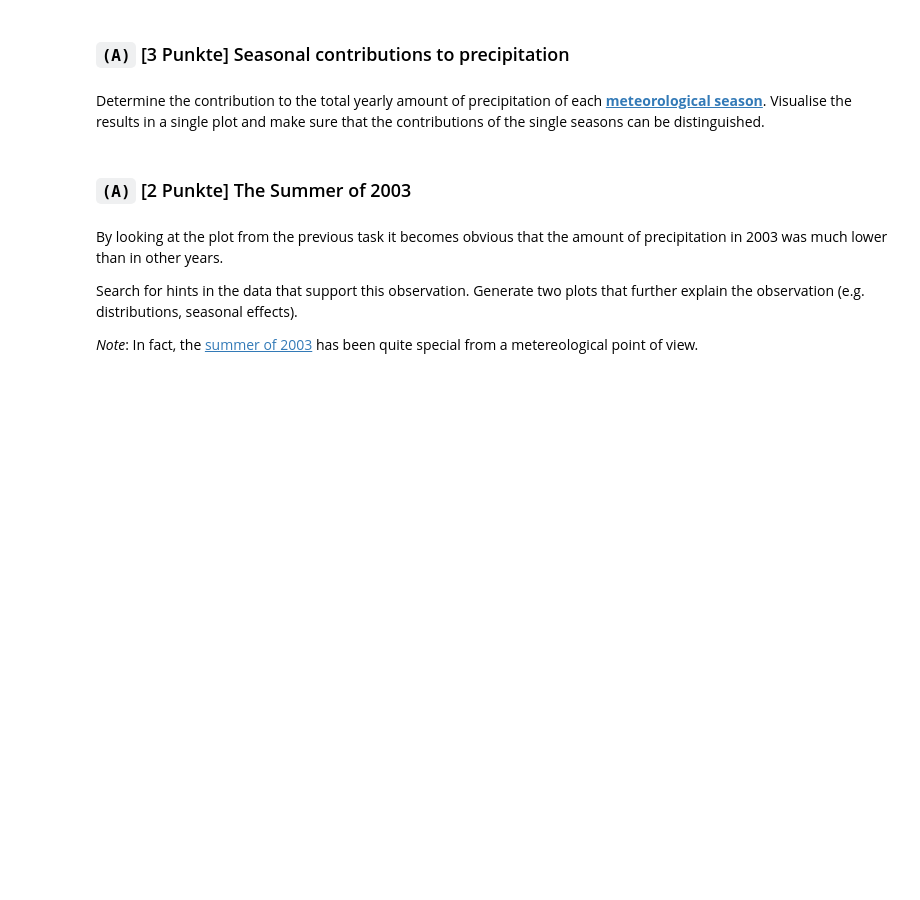
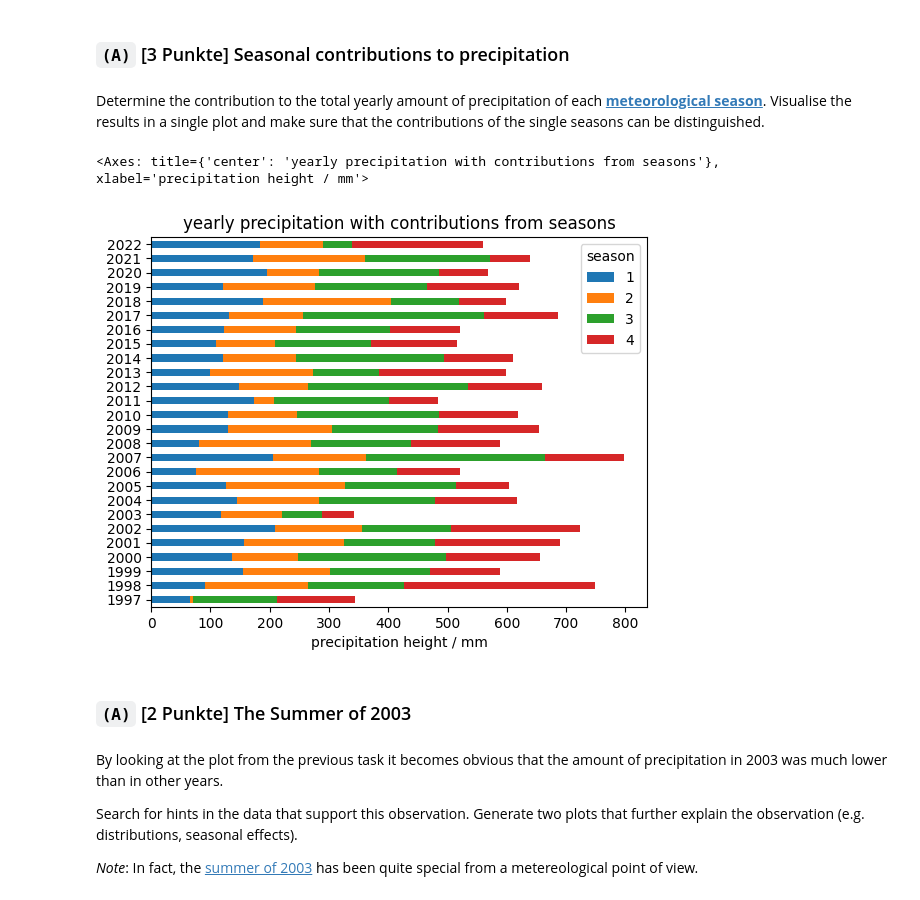
Before and after one commit to TimJoest/Datascience_2, a Jupyter notebook: MNM/Hausaufgaben/6_data_analysis/Climate_Change.ipynb, the cells around one changed output. Saved outputs shown, nothing was run; the diff lists cells and outputs as text; code cells hidden in the pictures; blank space fills up the shorter version.

```diff
--- a/MNM/Hausaufgaben/6_data_analysis/Climate_Change.ipynb
+++ b/MNM/Hausaufgaben/6_data_analysis/Climate_Change.ipynb
@@ -73,2 +88,3 @@ Import the temperature and humidity data into a DataFrame `df_th`, and the preci
 # %%
-...
+df_p = pd.read_csv(TMP_DIRECTORY / "precipitation" / "produkt_rr_stunde_19970320_20221231_01639.txt", sep=";", na_values=-999, encoding="latin1", usecols=["MESS_DATUM", "  R1", "RS_IND", "WRTR"])
+df_p
@@ -121,7 +215,28 @@ Try to make the visualisations as "compelling", understandable, and expressive a
 # %% [markdown]
 Determine the contribution to the total yearly amount of precipitation of each [**meteorological season**](https://www.dwd.de/DE/service/lexikon/Functions/glossar.html?lv3=101324&lv2=101304). Visualise the results in a single plot and make sure that the contributions of the single seasons can be distinguished.
 # %%
-...
+(
+    df_p
+    .assign(
+        year=df_p.index.year,
+        season=df_p.index.month % 12 // 3 + 1
+    )
+    .pivot_table(
+        index="year",
+        columns="season",
+        values="precipitation",
+        aggfunc=np.sum
+    )
+    .plot
+    .barh(
+        stacked=True,
+        xlabel="precipitation height / mm", ylabel="",
+        title="yearly precipitation with contributions from seasons"
+    )
+)
+# %% [output]
+<Axes: title={'center': 'yearly precipitation with contributions from seasons'}, xlabel='precipitation height / mm'>
+[figure, added]
 # %% [markdown]
 ### `(A)` [2 Punkte] The Summer of 2003
 # %% [markdown]
```
Also changed, not shown: parts of 8 cells of this notebook, 29 other files.
